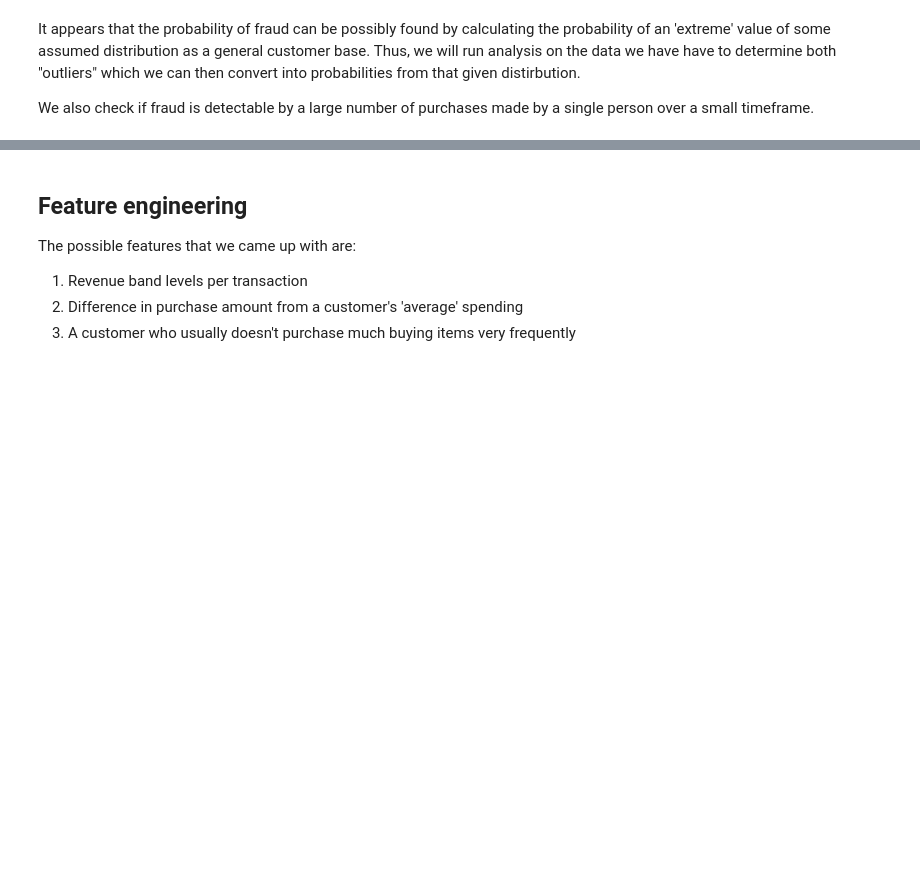
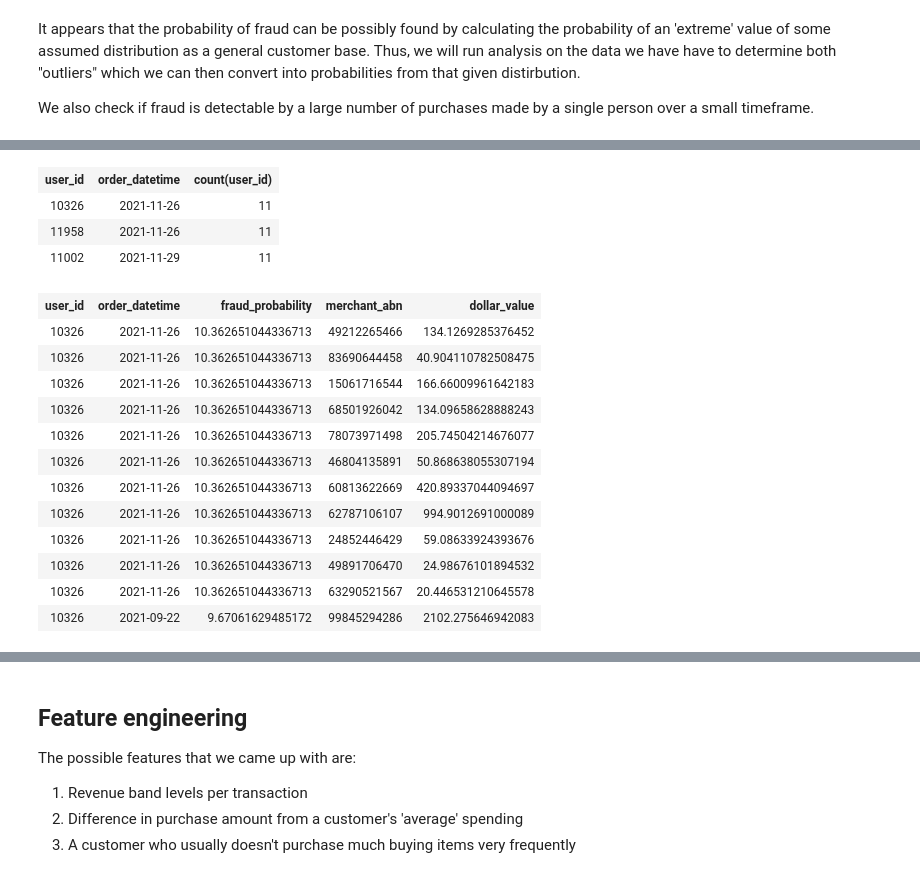
Before and after one commit to pommcuter/generic-buy-now-pay-later-project, a Jupyter notebook: notebooks/fraudAnalysis.ipynb, the cells around one changed output, grey strips where cells are left out. Drawn from its saved outputs; the diff is of its cells as text; code cells hidden in the pictures; blank space fills up the shorter version.

```diff
--- a/notebooks/fraudAnalysis.ipynb
+++ b/notebooks/fraudAnalysis.ipynb
@@ -214,0 +259,23 @@ fraud_sdf.join(sdf_transactions, how='left', on=((fraud_sdf.user_id == sdf_trans
+# %%
+user_purchase.where(F.col('count(user_id)') == 11)
+# %% [output]
+| user_id | order_datetime | count(user_id) |
+| 10326 | 2021-11-26 | 11 |
+| 11958 | 2021-11-26 | 11 |
+| 11002 | 2021-11-29 | 11 |
+# %%
+fraud_data.where(F.col('user_id') == 10326)
+# %% [output]
+| user_id | order_datetime | fraud_probability | merchant_abn | dollar_value |
+| 10326 | 2021-11-26 | 10.362651044336713 | 49212265466 | 134.1269285376452 |
+| 10326 | 2021-11-26 | 10.362651044336713 | 83690644458 | 40.904110782508475 |
+| 10326 | 2021-11-26 | 10.362651044336713 | 15061716544 | 166.66009961642183 |
+| 10326 | 2021-11-26 | 10.362651044336713 | 68501926042 | 134.09658628888243 |
+| 10326 | 2021-11-26 | 10.362651044336713 | 78073971498 | 205.74504214676077 |
+| 10326 | 2021-11-26 | 10.362651044336713 | 46804135891 | 50.868638055307194 |
+| 10326 | 2021-11-26 | 10.362651044336713 | 60813622669 | 420.89337044094697 |
+| 10326 | 2021-11-26 | 10.362651044336713 | 62787106107 | 994.9012691000089 |
+| 10326 | 2021-11-26 | 10.362651044336713 | 24852446429 | 59.08633924393676 |
+| 10326 | 2021-11-26 | 10.362651044336713 | 49891706470 | 24.98676101894532 |
+| 10326 | 2021-11-26 | 10.362651044336713 | 63290521567 | 20.446531210645578 |
+| 10326 | 2021-09-22 | 9.67061629485172 | 99845294286 | 2102.275646942083 |
```
Also changed, not shown: parts of 23 cells of this notebook.
